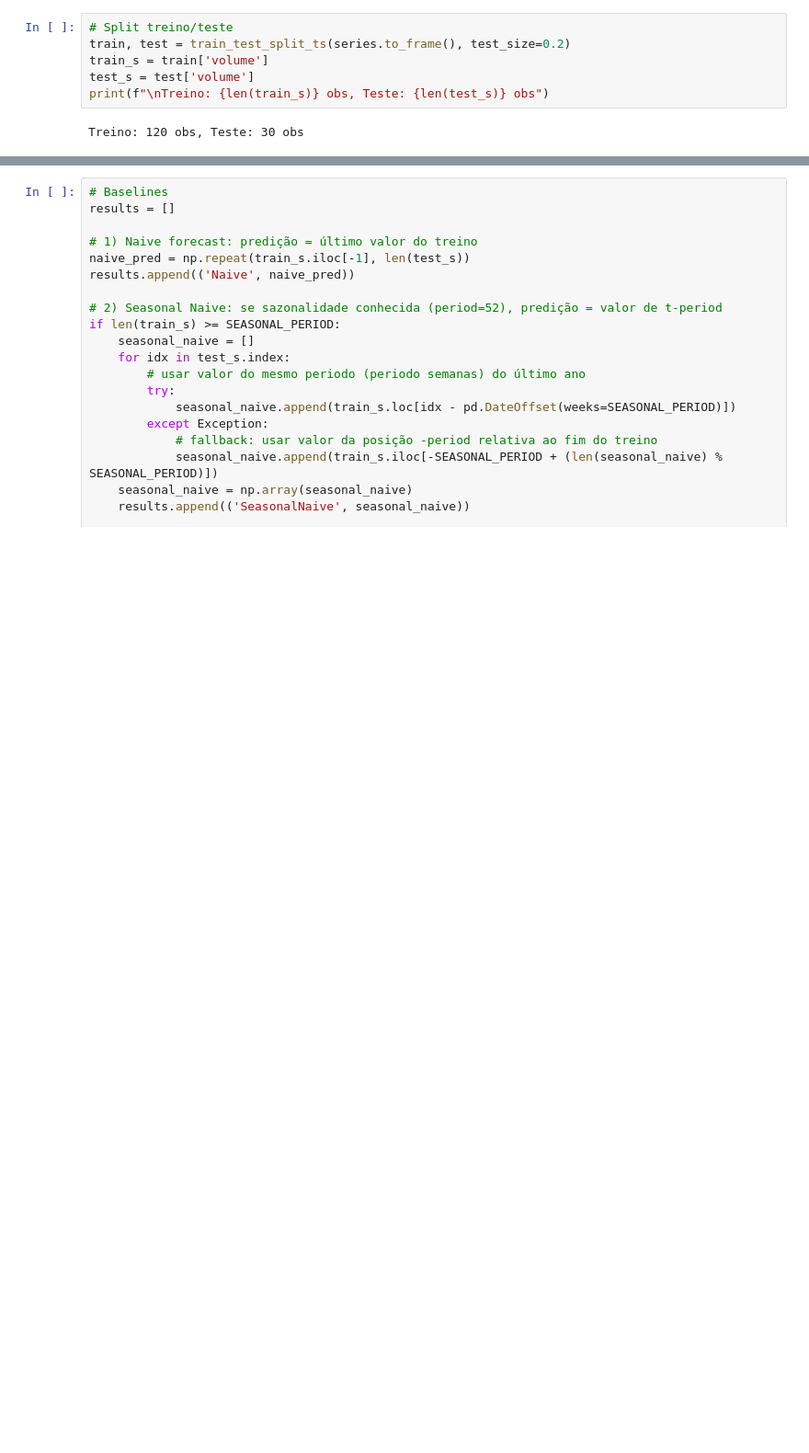
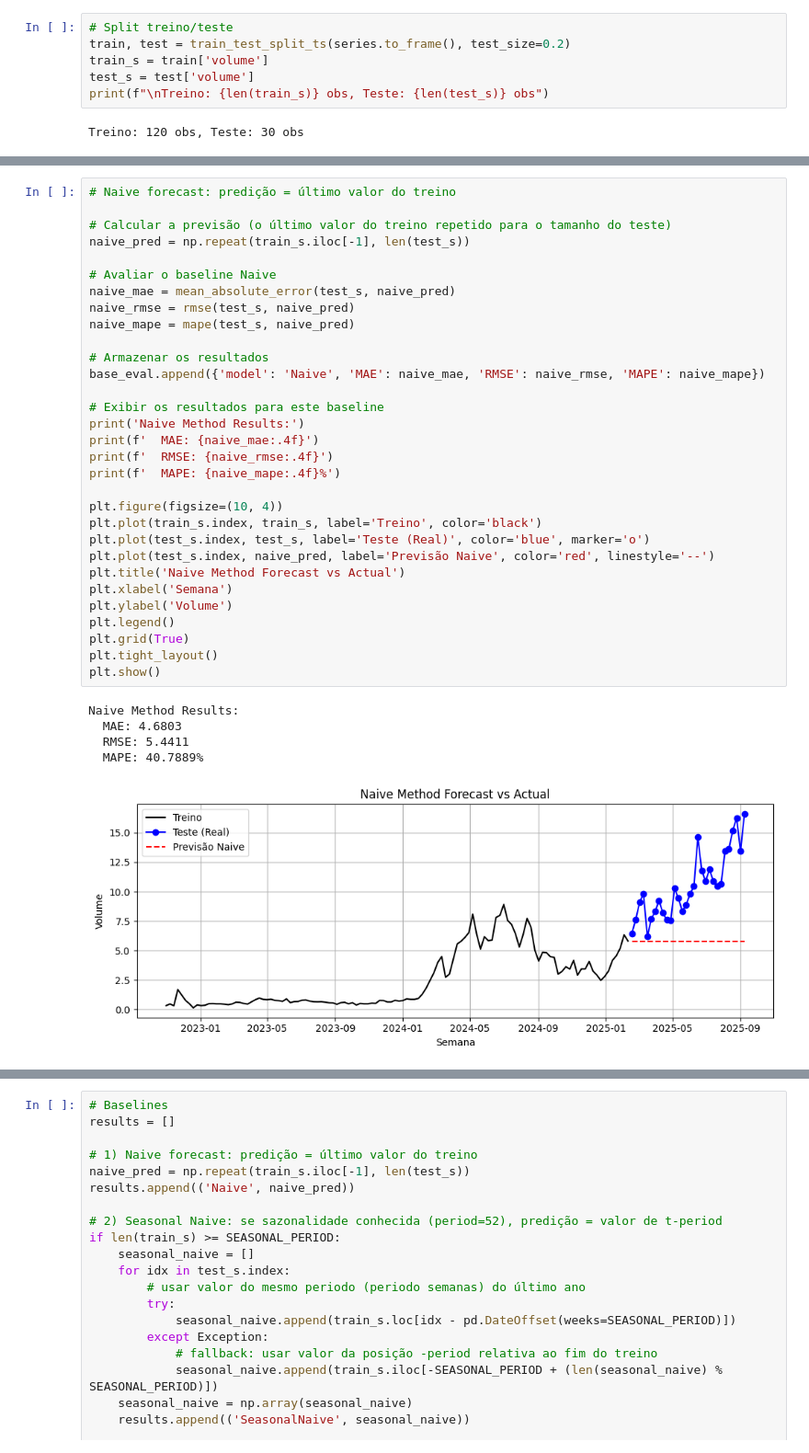
Before and after one commit to eduardammag/time-series, a Jupyter notebook: trabalho_a1.ipynb, the cells around one changed output, grey strips where cells are left out. Shown: that part at 92% size. Drawn from its saved outputs; the diff is of its cells as text; blank space fills up the shorter version.

```diff
--- a/trabalho_a1.ipynb
+++ b/trabalho_a1.ipynb
@@ -313,0 +540,37 @@ Treino: 120 obs, Teste: 30 obs
+# %%
+# Naive forecast: predição = último valor do treino
+
+# Calcular a previsão (o último valor do treino repetido para o tamanho do teste)
+naive_pred = np.repeat(train_s.iloc[-1], len(test_s))
+
+# Avaliar o baseline Naive
+naive_mae = mean_absolute_error(test_s, naive_pred)
+naive_rmse = rmse(test_s, naive_pred)
+naive_mape = mape(test_s, naive_pred)
+
+# Armazenar os resultados
+base_eval.append({'model': 'Naive', 'MAE': naive_mae, 'RMSE': naive_rmse, 'MAPE': naive_mape})
+
+# Exibir os resultados para este baseline
+print('Naive Method Results:')
+print(f'  MAE: {naive_mae:.4f}')
+print(f'  RMSE: {naive_rmse:.4f}')
+print(f'  MAPE: {naive_mape:.4f}%')
+
+plt.figure(figsize=(10, 4))
+plt.plot(train_s.index, train_s, label='Treino', color='black')
+plt.plot(test_s.index, test_s, label='Teste (Real)', color='blue', marker='o')
+plt.plot(test_s.index, naive_pred, label='Previsão Naive', color='red', linestyle='--')
+plt.title('Naive Method Forecast vs Actual')
+plt.xlabel('Semana')
+plt.ylabel('Volume')
+plt.legend()
+plt.grid(True)
+plt.tight_layout()
+plt.show()
+# %% [output]
+Naive Method Results:
+  MAE: 4.6803
+  RMSE: 5.4411
+  MAPE: 40.7889%
+[figure, added]
```
Also changed, not shown: parts of 42 cells of this notebook, 2 other files.
